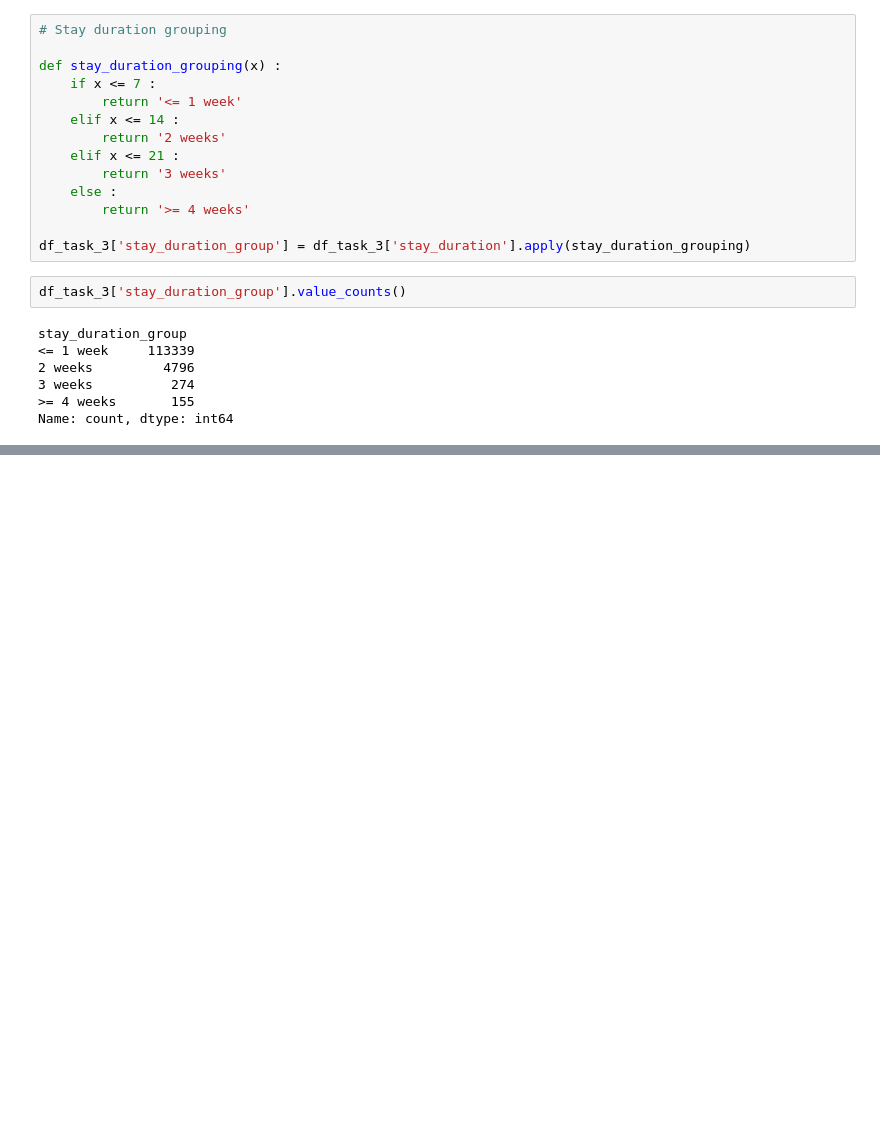
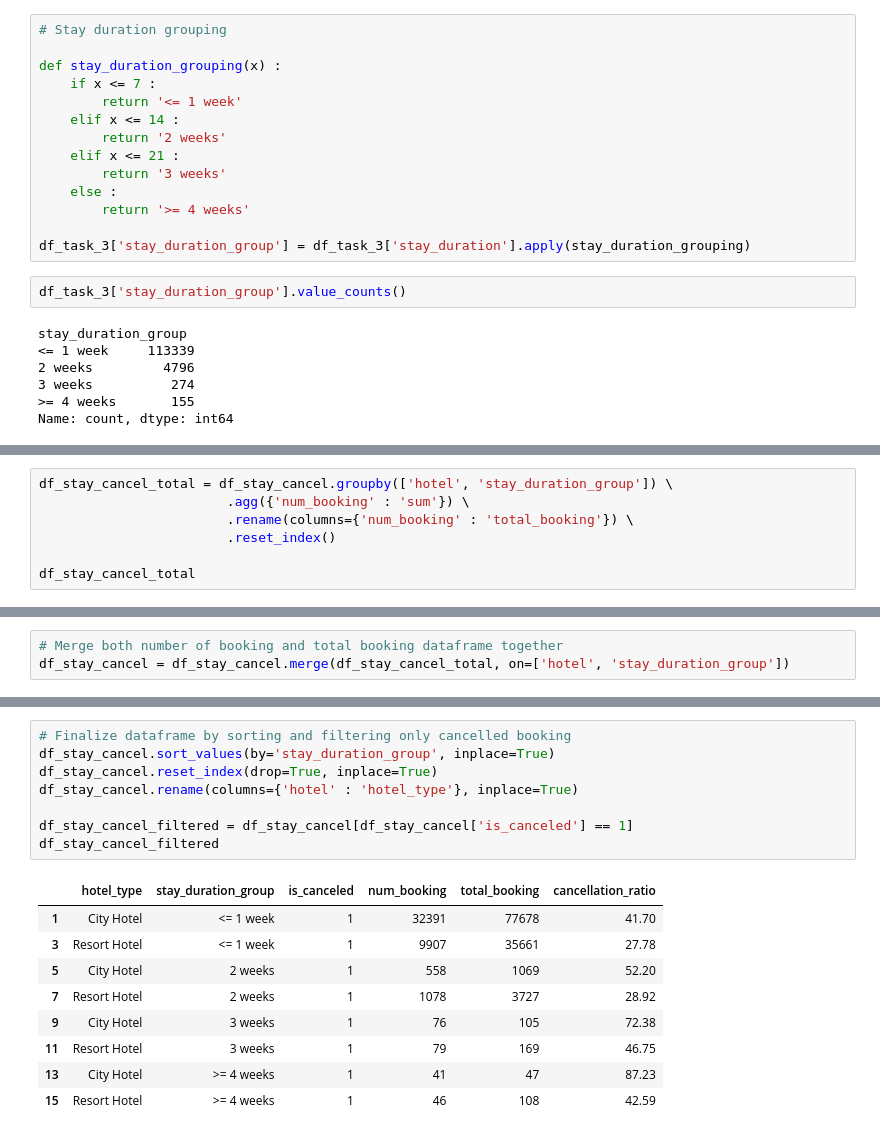
Before and after one commit to mcikalmerdeka/Investigate-Hotel-Business-Using-Data-Visualization, a Jupyter notebook: Investigate Hotel Business Using Data Visualization Code.ipynb, the cells around one changed output, grey strips where cells are left out. Drawn from its saved outputs; the diff is of its cells as text; blank space fills up the shorter version.

```diff
--- a/Task 1/Task_1_Data_Preprocessing.ipynb
+++ b/Investigate Hotel Business Using Data Visualization Code.ipynb
@@ -818,0 +829,7 @@ df_task_3.groupby(['hotel', ''])
+# %%
+df_stay_cancel_total = df_stay_cancel.groupby(['hotel', 'stay_duration_group']) \
+                        .agg({'num_booking' : 'sum'}) \
+                        .rename(columns={'num_booking' : 'total_booking'}) \
+                        .reset_index()
+
+df_stay_cancel_total
@@ -818,0 +846,3 @@ df_task_3.groupby(['hotel', ''])
+# %%
+# Merge both number of booking and total booking dataframe together
+df_stay_cancel = df_stay_cancel.merge(df_stay_cancel_total, on=['hotel', 'stay_duration_group'])
@@ -818,0 +860,18 @@ df_task_3.groupby(['hotel', ''])
+# %%
+# Finalize dataframe by sorting and filtering only cancelled booking
+df_stay_cancel.sort_values(by='stay_duration_group', inplace=True)
+df_stay_cancel.reset_index(drop=True, inplace=True)
+df_stay_cancel.rename(columns={'hotel' : 'hotel_type'}, inplace=True)
+
+df_stay_cancel_filtered = df_stay_cancel[df_stay_cancel['is_canceled'] == 1]
+df_stay_cancel_filtered
+# %% [output]
+|  | hotel_type | stay_duration_group | is_canceled | num_booking | total_booking | cancellation_ratio |
+| 1 | City Hotel | <= 1 week | 1 | 32391 | 77678 | 41.70 |
+| 3 | Resort Hotel | <= 1 week | 1 | 9907 | 35661 | 27.78 |
+| 5 | City Hotel | 2 weeks | 1 | 558 | 1069 | 52.20 |
+| 7 | Resort Hotel | 2 weeks | 1 | 1078 | 3727 | 28.92 |
+| 9 | City Hotel | 3 weeks | 1 | 76 | 105 | 72.38 |
+| 11 | Resort Hotel | 3 weeks | 1 | 79 | 169 | 46.75 |
+| 13 | City Hotel | >= 4 weeks | 1 | 41 | 47 | 87.23 |
+| 15 | Resort Hotel | >= 4 weeks | 1 | 46 | 108 | 42.59 |
```
Also changed, not shown: parts of 13 cells of this notebook, 6 other files.
